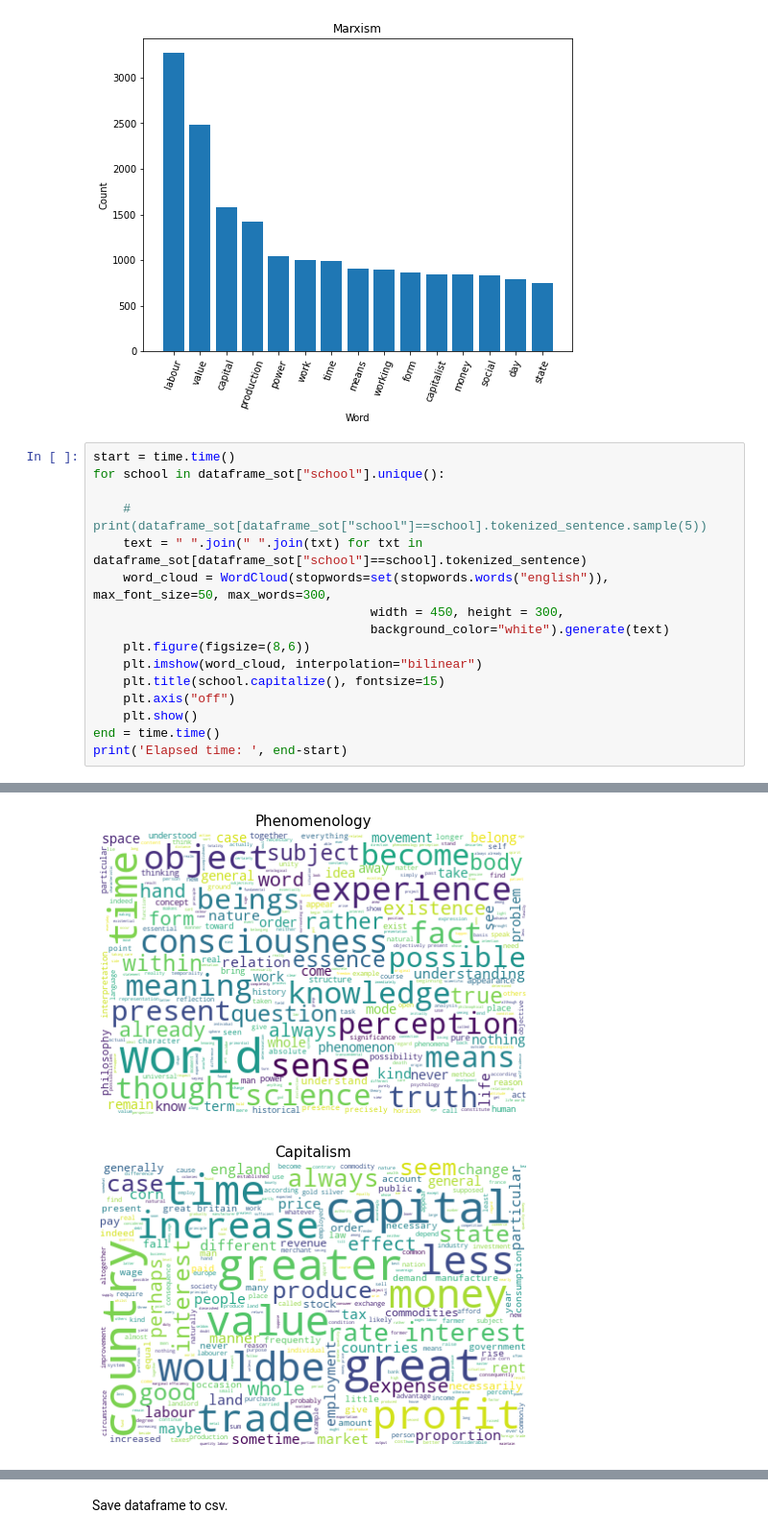
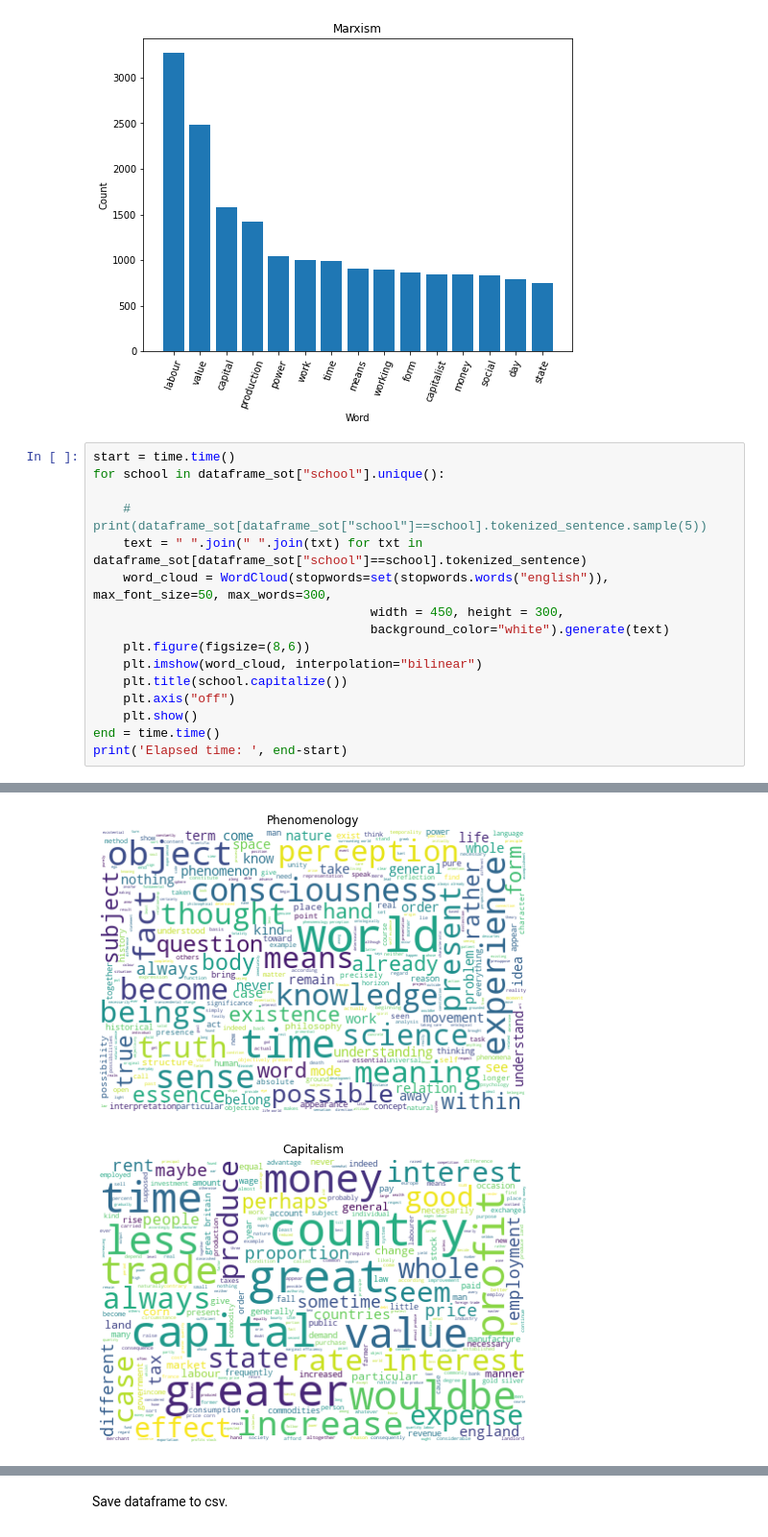
Before and after one commit to zabesy/SOTClustering, a Jupyter notebook: preprocessing.ipynb, the cells around one changed output, grey strips where cells are left out. Shown at 96% size. Saved outputs shown, nothing was run; the diff lists cells and outputs as text.

```diff
--- a/preprocessing.ipynb
+++ b/preprocessing.ipynb
@@ -402,7 +402,7 @@ for school in dataframe_sot["school"].unique():
                                      background_color="white").generate(text)
     plt.figure(figsize=(8,6))
     plt.imshow(word_cloud, interpolation="bilinear")
-    plt.title(school.capitalize(), fontsize=15)
+    plt.title(school.capitalize())
     plt.axis("off")
     plt.show()
 end = time.time()
@@ -414,2 +414,2 @@ print('Elapsed time: ', end-start)
-[figure, old version]
+[figure, new version]
-[figure, old version]
+[figure, new version]
```
Also changed, not shown: parts of 1 cell of this notebook.
